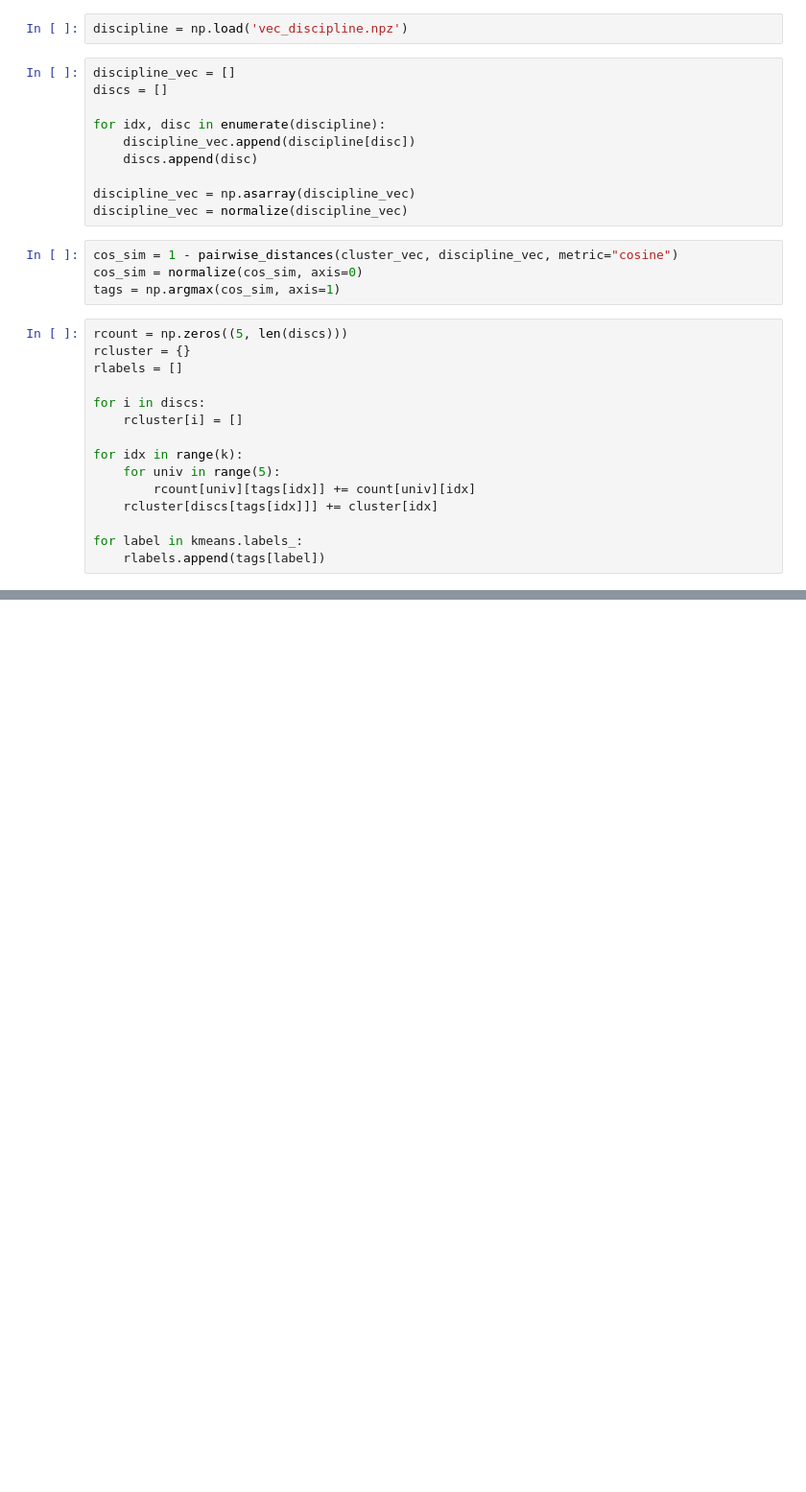
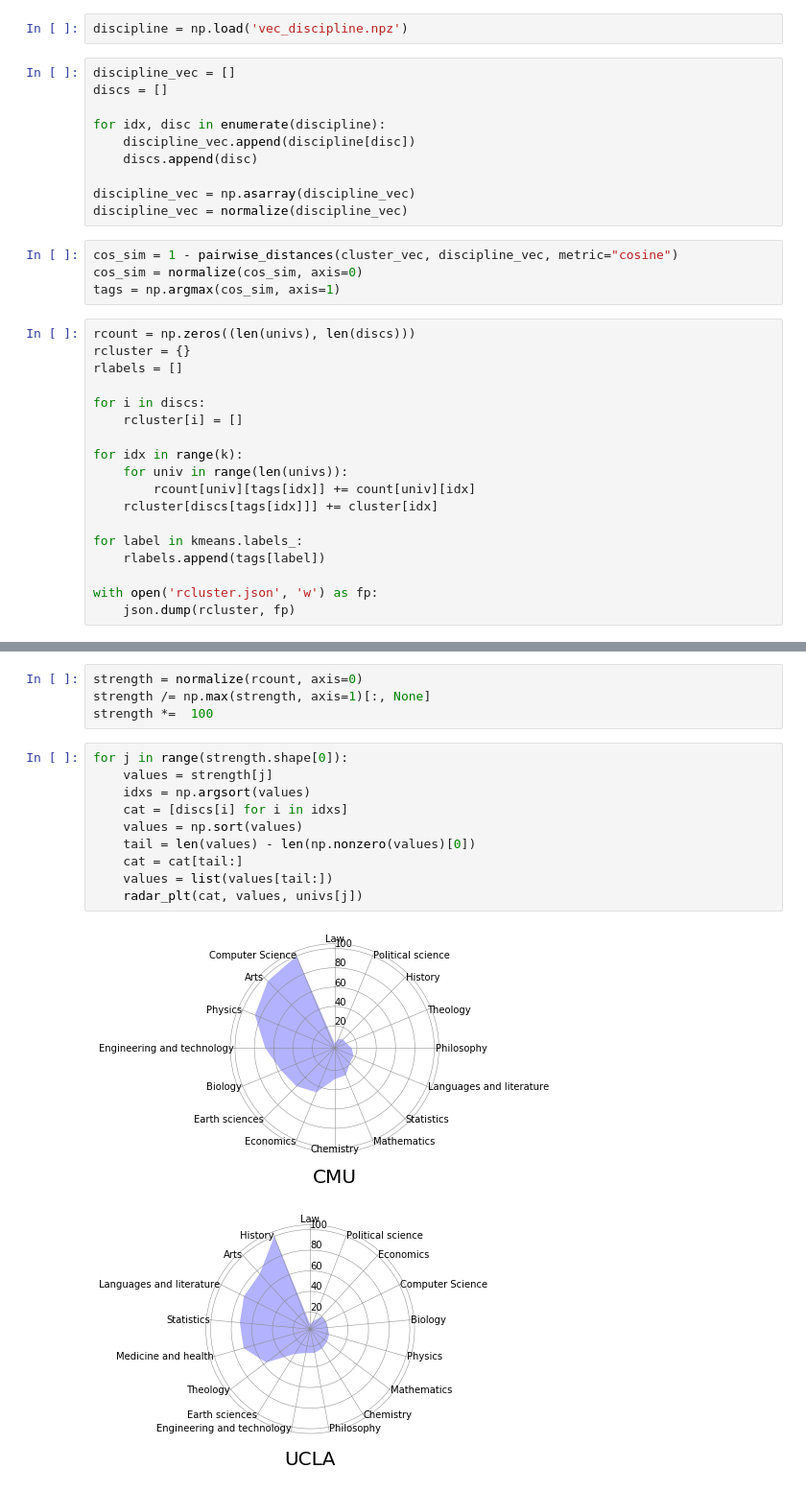
Before and after one commit to wuhao21/15688_project, a Jupyter notebook: Clustering.ipynb, the cells around one changed output, grey strips where cells are left out. Shown at 96% size. Drawn from its saved outputs; the diff is of its cells as text; blank space fills up the shorter version.

```diff
--- a/Clustering.ipynb
+++ b/Clustering.ipynb
@@ -63,7 +65,7 @@ cos_sim = 1 - pairwise_distances(cluster_vec, discipline_vec, metric="cosine")
 cos_sim = normalize(cos_sim, axis=0)
 tags = np.argmax(cos_sim, axis=1)
 # %%
-rcount = np.zeros((5, len(discs)))
+rcount = np.zeros((len(univs), len(discs)))
 rcluster = {}
 rlabels = []
 
@@ -71,10 +73,13 @@ for i in discs:
     rcluster[i] = []
 
 for idx in range(k):
-    for univ in range(5):
+    for univ in range(len(univs)):
         rcount[univ][tags[idx]] += count[univ][idx]
     rcluster[discs[tags[idx]]] += cluster[idx]
 
 for label in kmeans.labels_:
     rlabels.append(tags[label])
+
+with open('rcluster.json', 'w') as fp:
+    json.dump(rcluster, fp)
 # %%
@@ -105,0 +112,17 @@ show_cluster(tsne.embedding_, labels, d)
+# %%
+strength = normalize(rcount, axis=0)
+strength /= np.max(strength, axis=1)[:, None]
+strength *=  100
+# %%
+for j in range(strength.shape[0]):
+    values = strength[j]
+    idxs = np.argsort(values)
+    cat = [discs[i] for i in idxs]
+    values = np.sort(values)
+    tail = len(values) - len(np.nonzero(values)[0])
+    cat = cat[tail:]
+    values = list(values[tail:])
+    radar_plt(cat, values, univs[j])
+# %% [output]
+[figure, added]
+[figure, added]
```
Also changed, not shown: parts of 8 cells of this notebook, 2 other files.
